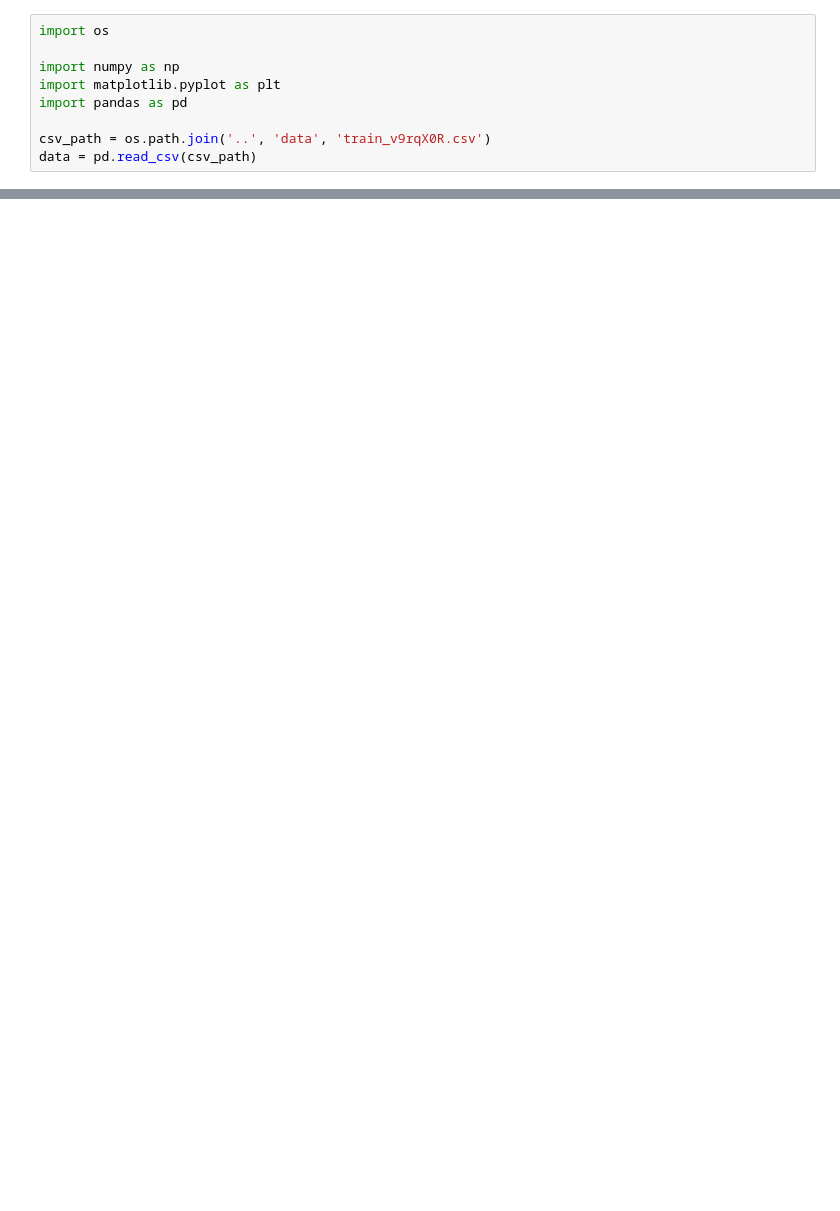
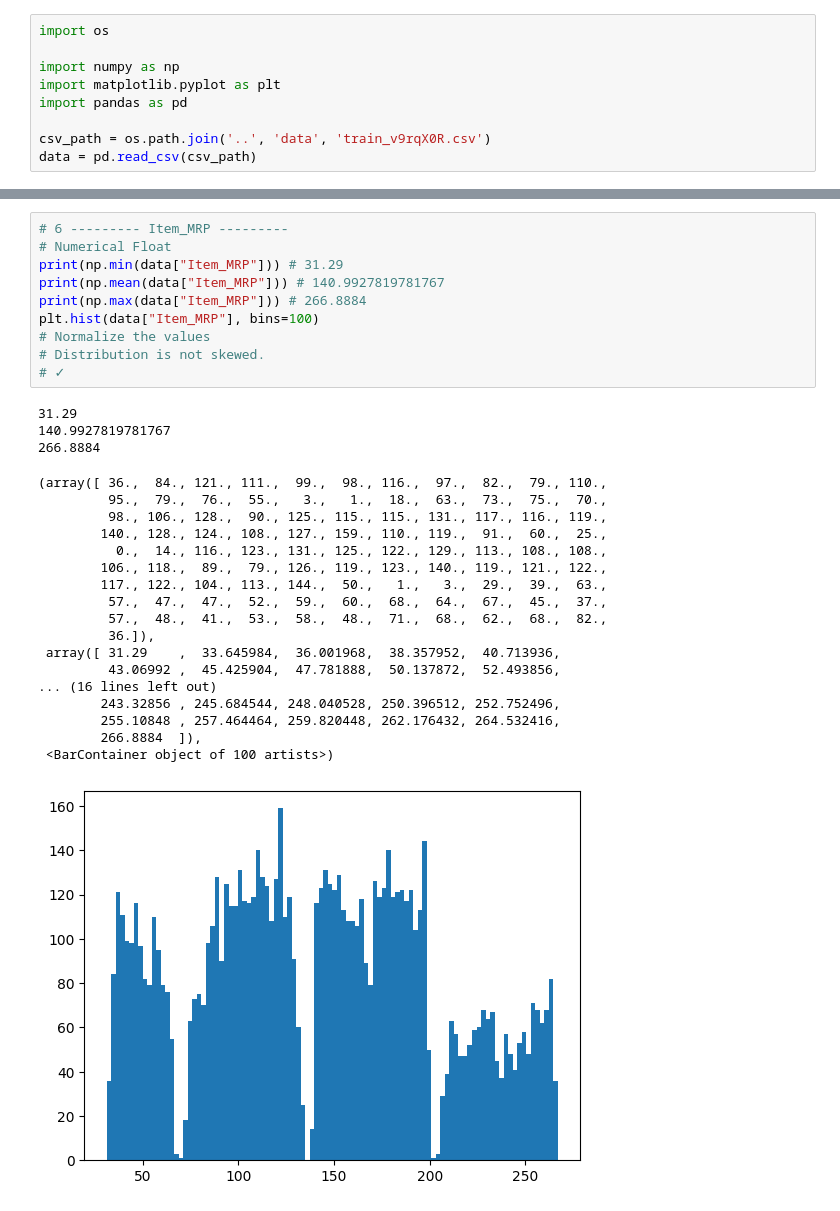
Before and after one commit to sudeshgm/big_mart_sales_iii, a Jupyter notebook: notebooks/data_analysis.ipynb, the cells around one changed output, grey strips where cells are left out. Drawn from its saved outputs; the diff is of its cells as text; blank space fills up the shorter version.

```diff
--- a/notebooks/data_analysis.ipynb
+++ b/notebooks/data_analysis.ipynb
@@ -92,0 +130,32 @@ Unique Outlet_Identifier: ['OUT049' 'OUT018' 'OUT010' 'OUT013' 'OUT027' 'OUT045'
+# %%
+# 6 --------- Item_MRP ---------
+# Numerical Float
+print(np.min(data["Item_MRP"])) # 31.29
+print(np.mean(data["Item_MRP"])) # 140.9927819781767
+print(np.max(data["Item_MRP"])) # 266.8884
+plt.hist(data["Item_MRP"], bins=100)
+# Normalize the values
+# Distribution is not skewed.
+# ✓
+# %% [output]
+31.29
+140.9927819781767
+266.8884
+(array([ 36.,  84., 121., 111.,  99.,  98., 116.,  97.,  82.,  79., 110.,
+         95.,  79.,  76.,  55.,   3.,   1.,  18.,  63.,  73.,  75.,  70.,
+         98., 106., 128.,  90., 125., 115., 115., 131., 117., 116., 119.,
+        140., 128., 124., 108., 127., 159., 110., 119.,  91.,  60.,  25.,
+          0.,  14., 116., 123., 131., 125., 122., 129., 113., 108., 108.,
+        106., 118.,  89.,  79., 126., 119., 123., 140., 119., 121., 122.,
+        117., 122., 104., 113., 144.,  50.,   1.,   3.,  29.,  39.,  63.,
+         57.,  47.,  47.,  52.,  59.,  60.,  68.,  64.,  67.,  45.,  37.,
+         57.,  48.,  41.,  53.,  58.,  48.,  71.,  68.,  62.,  68.,  82.,
+         36.]),
+ array([ 31.29    ,  33.645984,  36.001968,  38.357952,  40.713936,
+         43.06992 ,  45.425904,  47.781888,  50.137872,  52.493856,
+... (16 lines left out)
+        243.32856 , 245.684544, 248.040528, 250.396512, 252.752496,
+        255.10848 , 257.464464, 259.820448, 262.176432, 264.532416,
+        266.8884  ]),
+ <BarContainer object of 100 artists>)
+[figure, added]
```
Also changed, not shown: parts of 14 cells of this notebook, 6 other files.
